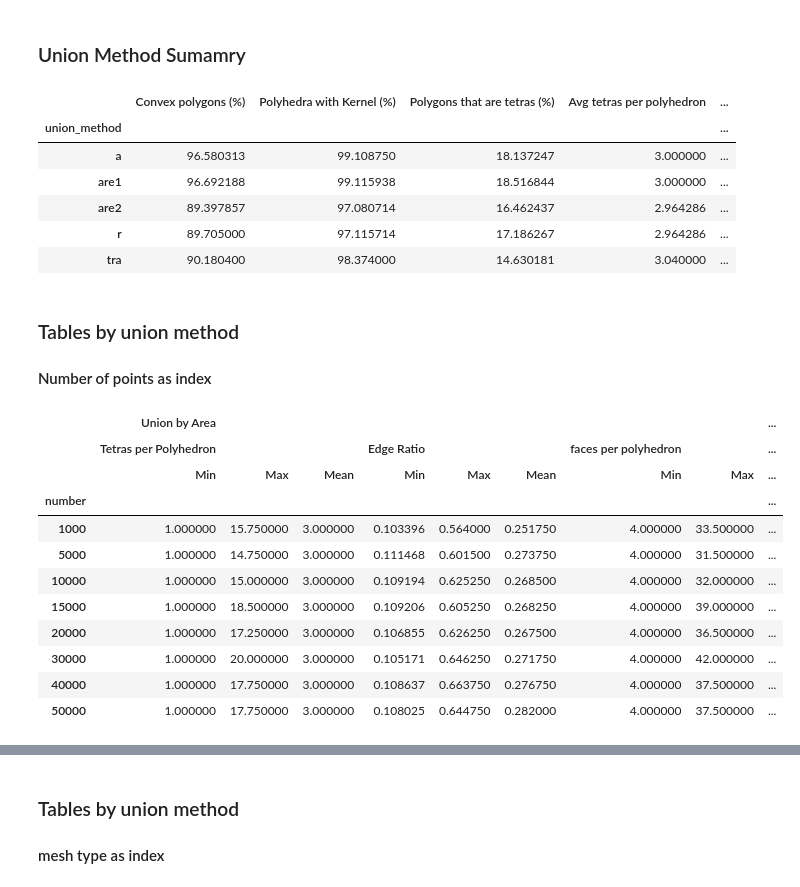
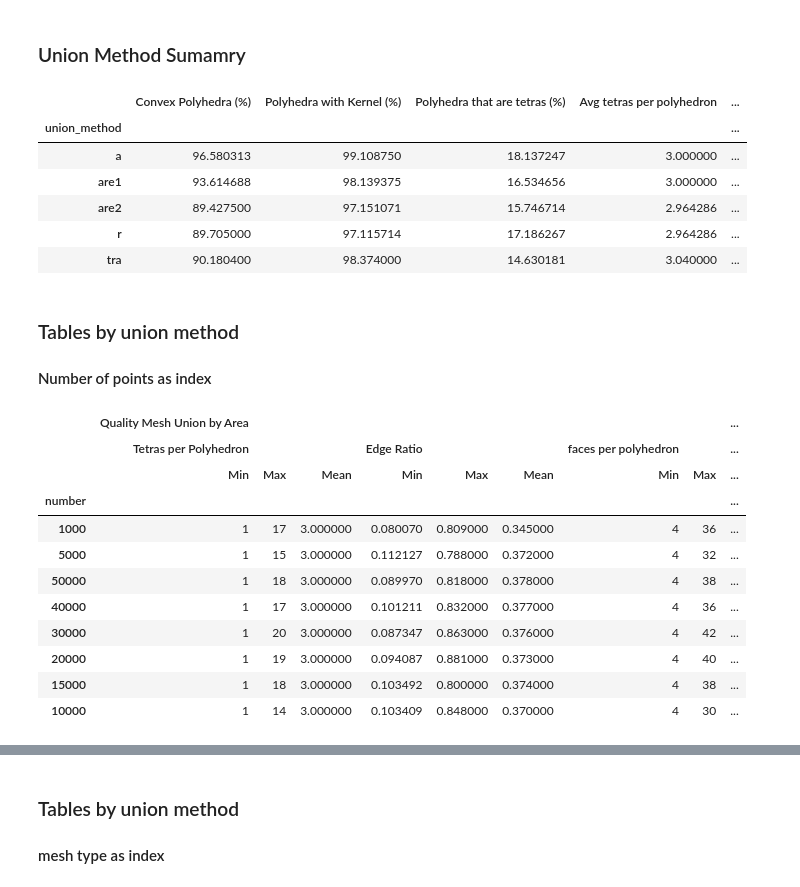
Before and after one commit to Magdalena-Alvarez/3D-Polylla, a Jupyter notebook: Experiments/experiments_analysis.ipynb, the cells around one changed output, grey strips where cells are left out. Drawn from its saved outputs; the diff is of its cells as text; code cells hidden in the pictures.

Commit message:
Correct formula for aspect ratio 1 & 2. Tables for metrics quality mesh

```diff
--- a/Experiments/experiments_analysis.ipynb
+++ b/Experiments/experiments_analysis.ipynb
@@ -69,8 +69,8 @@ New_names = {
     "min_original_edge_ratio": "Tetgen Min Edge Ratio",
     "max_original_edge_ratio": "Tetgen Max Edge Ratio",
     "polyhedra_with_kernel": "Polyhedra with Kernel (%)",
-    "convex_rate":"Convex polygons (%)",
-    "n_tetra_left_rate":"Polygons that are tetras (%)"
+    "convex_rate":"Convex Polyhedra (%)",
+    "n_tetra_left_rate":"Polyhedra that are tetras (%)"
 }
 
 
@@ -86,7 +86,7 @@ df["Avg faces per polyhedron"] = df["Avg faces per polyhedron"].round(0)
 #round poly kernel rate
 df["Polyhedra with Kernel (%)"] = df["Polyhedra with Kernel (%)"].round(2)
 #round convex rate
-df["Convex polygons (%)"] = df["Convex polygons (%)"].round(2)
+df["Convex Polyhedra (%)"] = df["Convex Polyhedra (%)"].round(2)
 #round
 df["Max Edge Ratio"] = df["Max Edge Ratio"].round(3)
 df["Avg Edge Ratio"] = df["Avg Edge Ratio"].round(3)
@@ -120,69 +120,71 @@ df
 ### Union Method Sumamry
 # %%
 
-# TODO: agregar tetra vs polygons rate
-df_um_metrics = df[['union_method','Convex polygons (%)',"Polyhedra with Kernel (%)","Polygons that are tetras (%)",'Avg tetras per polyhedron',"Avg Edge Ratio","Avg faces per polyhedron","Avg Volume Ratio","Avg Area Ratio","Time"]].copy().groupby("union_method").mean()
+# TODO: agregar tetra vs Polyhedra rate
+df_um_metrics = df[['union_method','Convex Polyhedra (%)',"Polyhedra with Kernel (%)","Polyhedra that are tetras (%)",'Avg tetras per polyhedron',"Avg Edge Ratio","Avg faces per polyhedron","Avg Volume Ratio","Avg Area Ratio","Time"]].copy().groupby("union_method").mean()
 df_um_metrics
 # %% [output]
-|  | Convex polygons (%) | Polyhedra with Kernel (%) | Polygons that are tetras (%) | Avg tetras per polyhedron | ... |
+|  | Convex Polyhedra (%) | Polyhedra with Kernel (%) | Polyhedra that are tetras (%) | Avg tetras per polyhedron | ... |
 | union_method |  |  |  |  | ... |
 | a | 96.580313 | 99.108750 | 18.137247 | 3.000000 | ... |
-| are1 | 96.692188 | 99.115938 | 18.516844 | 3.000000 | ... |
-| are2 | 89.397857 | 97.080714 | 16.462437 | 2.964286 | ... |
+| are1 | 93.614688 | 98.139375 | 16.534656 | 3.000000 | ... |
+| are2 | 89.427500 | 97.151071 | 15.746714 | 2.964286 | ... |
 | r | 89.705000 | 97.115714 | 17.186267 | 2.964286 | ... |
 | tra | 90.180400 | 98.374000 | 14.630181 | 3.040000 | ... |
 # %% [markdown]
 ### Tables by union method
 #### Number of points as index
 # %%
-df_a_union = df[(df['union_method'] == 'a')].copy()
+df_a_union = df[(df['union_method'] == 'a') & ( df['Mesh type'] == 'semiuniform')].copy()
 df_a_union.set_index('number', inplace=True)
 multilvl = df_a_union[['Min tetras per polyhedron','Max tetras per polyhedron','Avg tetras per polyhedron',
                        "Min Edge Ratio","Max Edge Ratio","Avg Edge Ratio",
                        "Min faces per polyhedron","Max faces per polyhedron","Avg faces per polyhedron",
                        "Min Volume Ratio","Max Volume Ratio","Avg Volume Ratio",
-                       "Min Area Ratio", "Max Area Ratio", "Avg Area Ratio"]]
-multilvl = multilvl.groupby('number').mean()
+                       "Min Area Ratio", "Max Area Ratio", "Avg Area Ratio","Polyhedra with Kernel (%)"]]
+# multilvl = multilvl.groupby('number').mean()
 multilevel_columns = pd.MultiIndex.from_tuples([
 
-    ('Union by Area', 'Tetras per Polyhedron','Min'),
-    ('Union by Area', 'Tetras per Polyhedron', 'Max'),
-    ('Union by Area', 'Tetras per Polyhedron', 'Mean'),
-    ('Union by Area', 'Edge Ratio','Min'),
-    ('Union by Area', 'Edge Ratio', 'Max'),
-    ('Union by Area', 'Edge Ratio', 'Mean'),
-    ('Union by Area', 'faces per polyhedron','Min'),
-    ('Union by Area', 'faces per polyhedron', 'Max'),
-    ('Union by Area', 'faces per polyhedron', 'Mean'),
-    ('Union by Area', 'Volume Ratio','Min'),
-    ('Union by Area', 'Volume Ratio', 'Max'),
-    ('Union by Area', 'Volume Ratio', 'Mean'),
-    ('Union by Area', 'Area Ratio','Min'),
-    ('Union by Area', 'Area Ratio', 'Max'),
-    ('Union by Area', 'Area Ratio', 'Mean'),
+    ('Quality Mesh Union by Area', 'Tetras per Polyhedron','Min'),
+    ('Quality Mesh Union by Area', 'Tetras per Polyhedron', 'Max'),
+    ('Quality Mesh Union by Area', 'Tetras per Polyhedron', 'Mean'),
+    ('Quality Mesh Union by Area', 'Edge Ratio','Min'),
+    ('Quality Mesh Union by Area', 'Edge Ratio', 'Max'),
+    ('Quality Mesh Union by Area', 'Edge Ratio', 'Mean'),
+    ('Quality Mesh Union by Area', 'faces per polyhedron','Min'),
+    ('Quality Mesh Union by Area', 'faces per polyhedron', 'Max'),
+    ('Quality Mesh Union by Area', 'faces per polyhedron', 'Mean'),
+    ('Quality Mesh Union by Area', 'Volume Ratio','Min'),
+    ('Quality Mesh Union by Area', 'Volume Ratio', 'Max'),
+    ('Quality Mesh Union by Area', 'Volume Ratio', 'Mean'),
+    ('Quality Mesh Union by Area', 'Area Ratio','Min'),
+    ('Quality Mesh Union by Area', 'Area Ratio', 'Max'),
+    ('Quality Mesh Union by Area', 'Area Ratio', 'Mean'),
+    ('Quality Mesh Union by Area', 'Polyhedra with Kernel',"(%)"),
  # Añadir esta línea para la columna faltante
 
 ])
+
 multilvl.columns = multilevel_columns
 
 multilvl.style.set_table_styles([
    {'selector': 'th',
     'props': [
         ('text-align', 'center')
     ]
     }]
 )
 # %% [output]
-|  | Union by Area |  |  |  |  |  |  |  | ... |
+|  | Quality Mesh Union by Area |  |  |  |  |  |  |  | ... |
 |  | Tetras per Polyhedron |  |  | Edge Ratio |  |  | faces per polyhedron |  | ... |
 |  | Min | Max | Mean | Min | Max | Mean | Min | Max | ... |
 | number |  |  |  |  |  |  |  |  | ... |
-| 1000 | 1.000000 | 15.750000 | 3.000000 | 0.103396 | 0.564000 | 0.251750 | 4.000000 | 33.500000 | ... |
-| 5000 | 1.000000 | 14.750000 | 3.000000 | 0.111468 | 0.601500 | 0.273750 | 4.000000 | 31.500000 | ... |
-| 10000 | 1.000000 | 15.000000 | 3.000000 | 0.109194 | 0.625250 | 0.268500 | 4.000000 | 32.000000 | ... |
-| 15000 | 1.000000 | 18.500000 | 3.000000 | 0.109206 | 0.605250 | 0.268250 | 4.000000 | 39.000000 | ... |
-| 20000 | 1.000000 | 17.250000 | 3.000000 | 0.106855 | 0.626250 | 0.267500 | 4.000000 | 36.500000 | ... |
-| 30000 | 1.000000 | 20.000000 | 3.000000 | 0.105171 | 0.646250 | 0.271750 | 4.000000 | 42.000000 | ... |
-| 40000 | 1.000000 | 17.750000 | 3.000000 | 0.108637 | 0.663750 | 0.276750 | 4.000000 | 37.500000 | ... |
-| 50000 | 1.000000 | 17.750000 | 3.000000 | 0.108025 | 0.644750 | 0.282000 | 4.000000 | 37.500000 | ... |
+| 1000 | 1 | 17 | 3.000000 | 0.080070 | 0.809000 | 0.345000 | 4 | 36 | ... |
+| 5000 | 1 | 15 | 3.000000 | 0.112127 | 0.788000 | 0.372000 | 4 | 32 | ... |
+| 50000 | 1 | 18 | 3.000000 | 0.089970 | 0.818000 | 0.378000 | 4 | 38 | ... |
+| 40000 | 1 | 17 | 3.000000 | 0.101211 | 0.832000 | 0.377000 | 4 | 36 | ... |
+| 30000 | 1 | 20 | 3.000000 | 0.087347 | 0.863000 | 0.376000 | 4 | 42 | ... |
+| 20000 | 1 | 19 | 3.000000 | 0.094087 | 0.881000 | 0.373000 | 4 | 40 | ... |
+| 15000 | 1 | 18 | 3.000000 | 0.103492 | 0.800000 | 0.374000 | 4 | 38 | ... |
+| 10000 | 1 | 14 | 3.000000 | 0.103409 | 0.848000 | 0.370000 | 4 | 30 | ... |
 # %%
```
Also changed, not shown: parts of 5 cells of this notebook, 41 other files.
